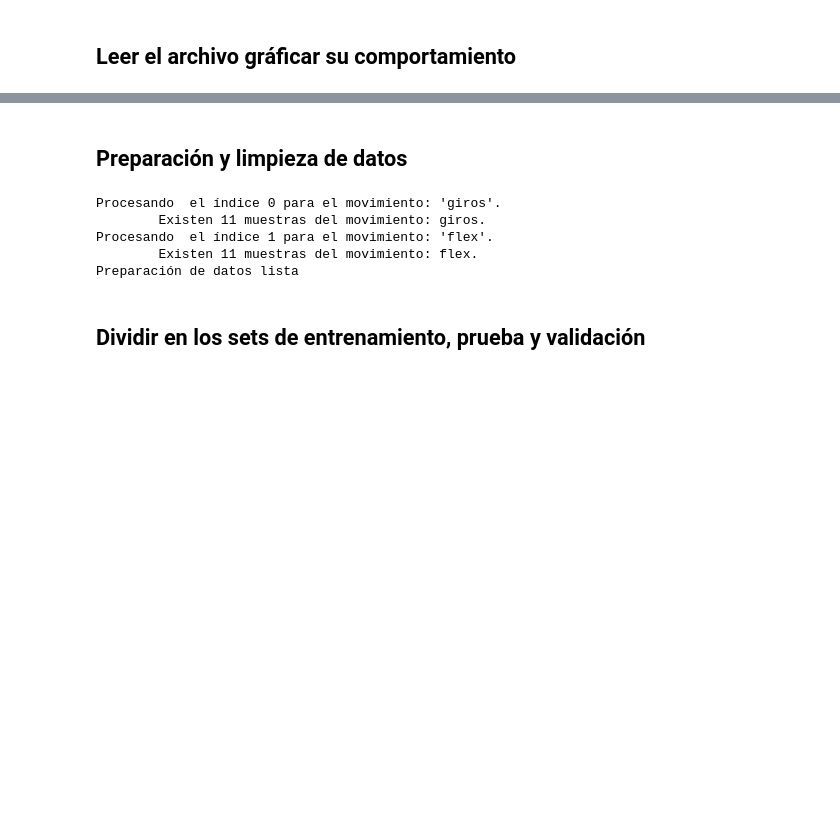
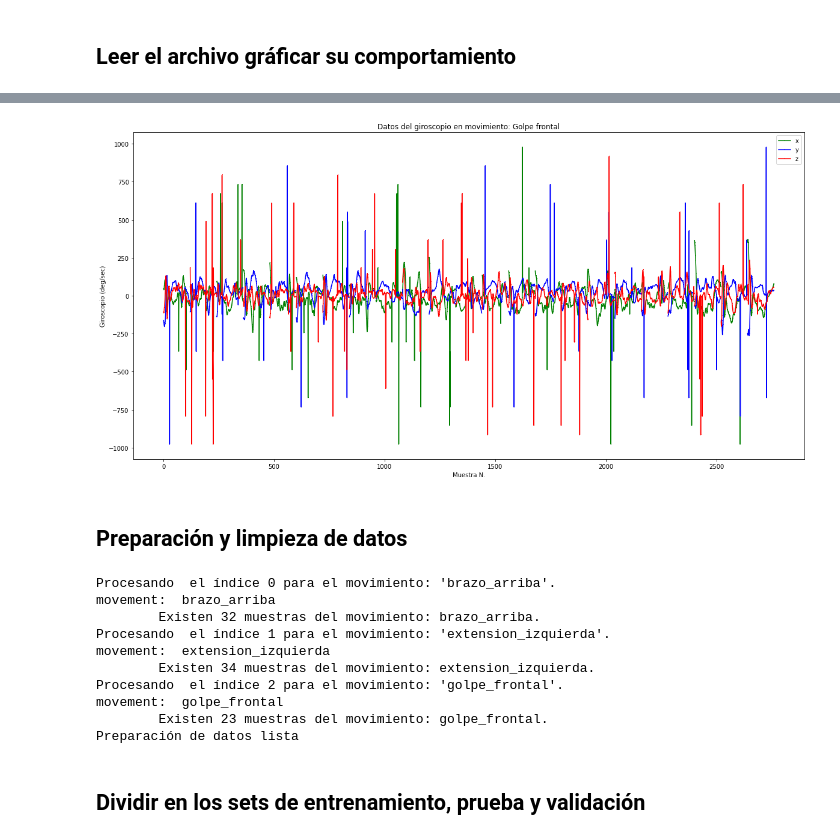
Before and after one commit to karentp/Arduino-GPIO-Giroscopio-comunicaciones-TinyML, a Jupyter notebook: Lab5TensorFlow.ipynb, the cells around one changed output, grey strips where cells are left out. Saved outputs shown, nothing was run; the diff lists cells and outputs as text; code cells hidden in the pictures; blank space fills up the shorter version.

```diff
--- a/Lab5TensorFlow.ipynb
+++ b/Lab5TensorFlow.ipynb
@@ -53,3 +74,16 @@ plt.show()
+# %%
+#Grafica de comportamiento
+plt.rcParams["figure.figsize"] = (20,10)
+plt.plot(index3, data_frame3['gX'], 'g.', label='x', linestyle='solid', marker=',')
+plt.plot(index3, data_frame3['gY'], 'b.', label='y', linestyle='solid', marker=',')
+plt.plot(index3, data_frame3['gZ'], 'r.', label='z', linestyle='solid', marker=',')
+plt.title("Datos del giroscopio en movimiento: Golpe frontal")
+plt.xlabel("Muestra N.")
+plt.ylabel("Giroscopio (deg/sec)")
+plt.legend()
+plt.show()
+# %% [output]
+[figure, added]
 # %% [markdown]
 ## Preparación y limpieza de datos
 # %%
@@ -61,8 +95,9 @@ tf.random.set_seed(SEED)
 
 #  Lista de movimientos disponibles
 MOVEMENTS = [
-    "giros",
-    "flex",
+    "brazo_arriba",
+    "extension_izquierda",
+    "golpe_frontal"
 ]
 
 SAMPLES_PER_MOVE = 119
@@ -80,7 +115,7 @@ for movement_index in range(NUM_MOVEMENTS):
   print(f"Procesando  el índice {movement_index} para el movimiento: '{movement}'.")
 
   output = ONE_HOT_ENCODED_MOVEMENTS[movement_index]
-
+  print("movement: ", movement)
   data_frame = pd.read_csv("/content/" + movement + ".csv")
 
   # calculate the number of movement recordings in the file
@@ -107,10 +142,15 @@ outputs = np.array(outputs)
 
 print("Preparación de datos lista")
 # %% [output]
-Procesando  el índice 0 para el movimiento: 'giros'.
-        Existen 11 muestras del movimiento: giros.
-Procesando  el índice 1 para el movimiento: 'flex'.
-        Existen 11 muestras del movimiento: flex.
+Procesando  el índice 0 para el movimiento: 'brazo_arriba'.
+movement:  brazo_arriba
+        Existen 32 muestras del movimiento: brazo_arriba.
+Procesando  el índice 1 para el movimiento: 'extension_izquierda'.
+movement:  extension_izquierda
+        Existen 34 muestras del movimiento: extension_izquierda.
+Procesando  el índice 2 para el movimiento: 'golpe_frontal'.
+movement:  golpe_frontal
+        Existen 23 muestras del movimiento: golpe_frontal.
 Preparación de datos lista
 # %% [markdown]
 ## Dividir en los sets de entrenamiento, prueba y validación
```
Also changed, not shown: parts of 6 cells of this notebook.
